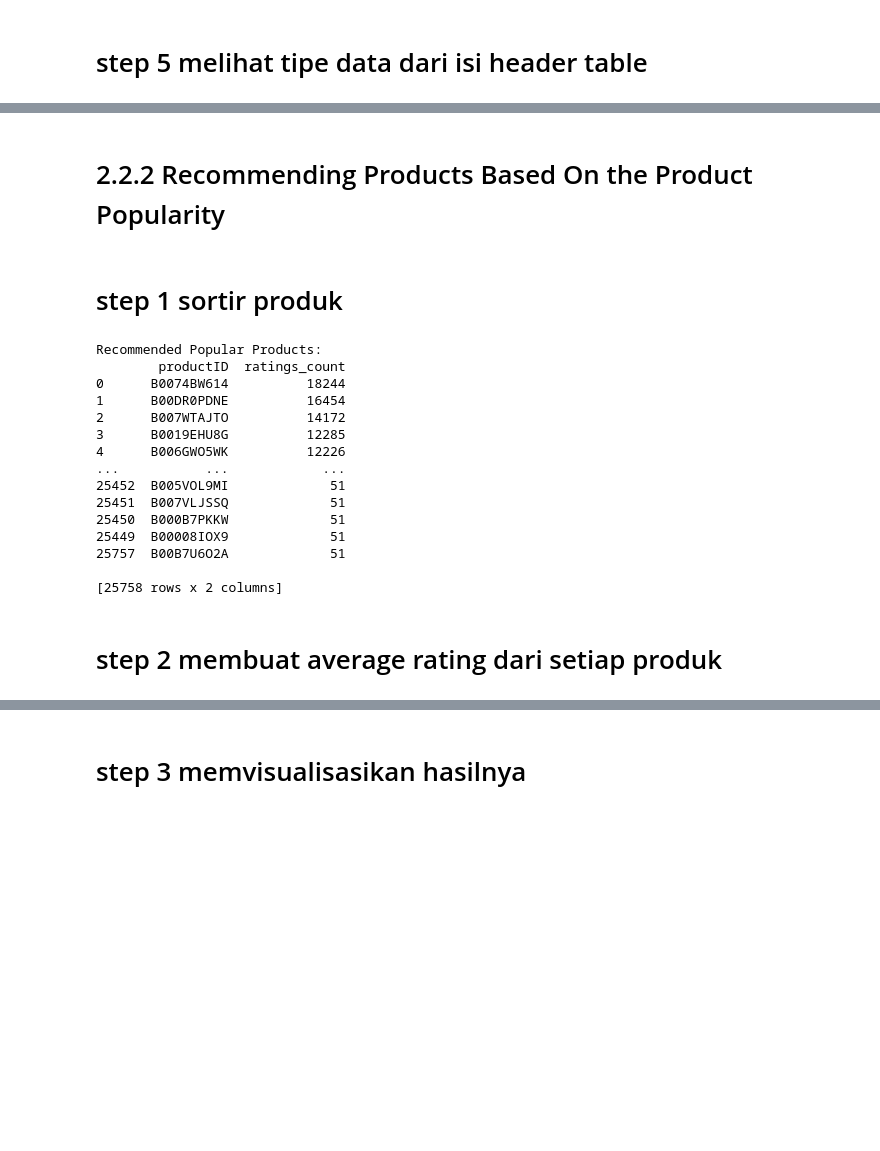
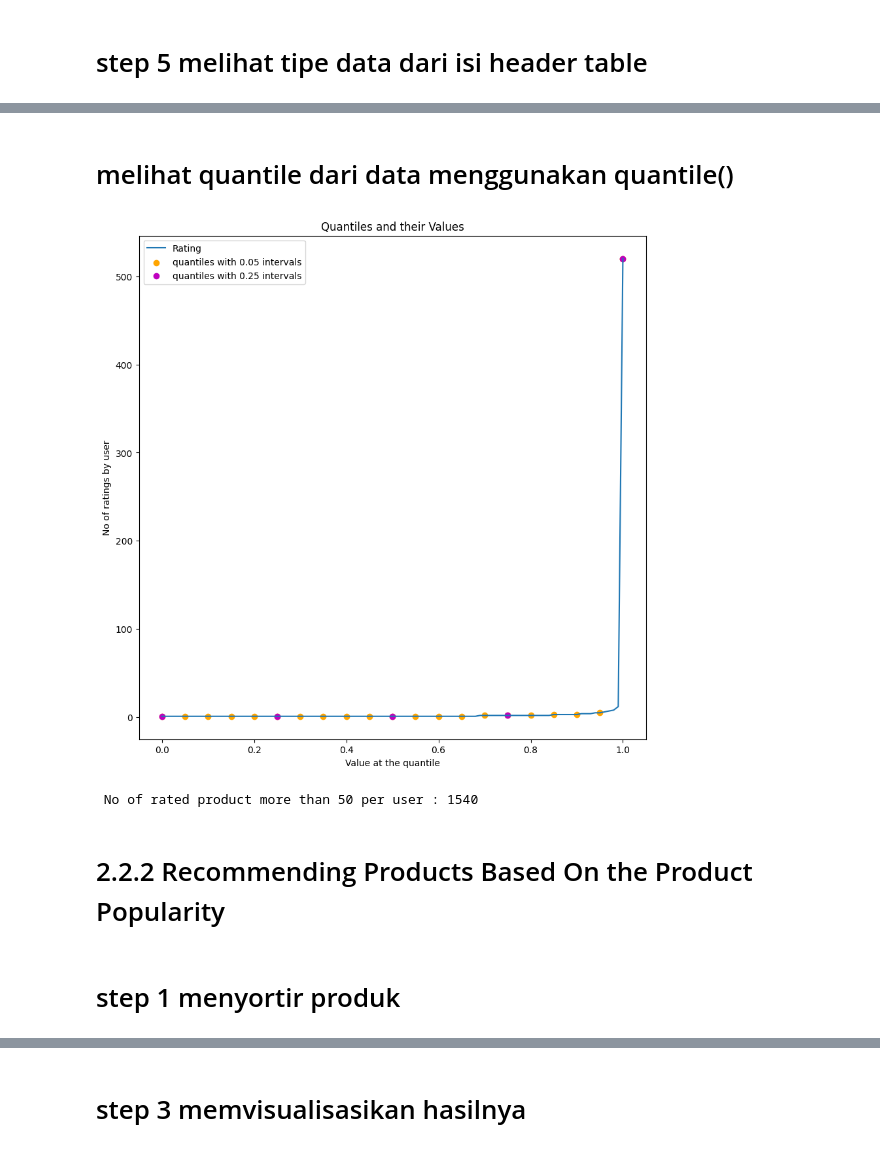
Before and after one commit to msaluck/lab-practice-ml-20232024-1, a Jupyter notebook: 2-H1A021066-MuhammadIlhamIsfadhillah/2-H1A021066-MuhammadIlhamIsfadhillah.ipynb, the cells around one changed output, grey strips where cells are left out. Saved outputs shown, nothing was run; the diff lists cells and outputs as text; code cells hidden in the pictures; blank space fills up the shorter version.

```diff
--- a/2-H1A021066-MuhammadIlhamIsfadhillah/2-H1A021066-MuhammadIlhamIsfadhillah.ipynb
+++ b/2-H1A021066-MuhammadIlhamIsfadhillah/2-H1A021066-MuhammadIlhamIsfadhillah.ipynb
@@ -10,6 +10,6 @@ import seaborn as sns
 # %% [markdown]
 # step 2 membaca dataset
 # %%
-data = pd.read_csv("ratings_Electronics.csv",header= None)
+electronics_data=pd.read_csv("ratings_Electronics.csv",names=['userId', 'productId','Rating','timestamp'])
 # %% [markdown]
 # step 3 membaca data 5 baris pertama
@@ -137,0 +122,3 @@ SEBELUM
+# %%
+electronics_data.drop(['timestamp'], axis=1,inplace=True)
+electronics_data.head()
@@ -176,0 +134,3 @@ QUANTILE 0.25 :  3.0
+# %%
+no_of_rated_products_per_user = electronics_data.groupby(by='userId')['Rating'].count().sort_values(ascending=False)
+no_of_rated_products_per_user.head()
@@ -177,41 +157,25 @@ QUANTILE 0.25 :  3.0
+# %% [markdown]
+# melihat quantile dari data menggunakan quantile()
+# %%
+quantiles = no_of_rated_products_per_user.quantile(np.arange(0,1.01,0.01), interpolation='higher')
+plt.figure(figsize=(10,10))
+plt.title("Quantiles and their Values")
+quantiles.plot()
+# quantiles with 0.05 difference
+plt.scatter(x=quantiles.index[::5], y=quantiles.values[::5], c='orange', label="quantiles with 0.05 intervals")
+# quantiles with 0.25 difference
+plt.scatter(x=quantiles.index[::25], y=quantiles.values[::25], c='m', label = "quantiles with 0.25 intervals")
+plt.ylabel('No of ratings by user')
+plt.xlabel('Value at the quantile')
+plt.legend(loc='best')
+plt.show()
+# %% [output]
+[figure, added]
+# %%
+print('\n No of rated product more than 50 per user : {}\n'.format(sum(no_of_rated_products_per_user >= 50)) )
+# %% [output]
+ No of rated product more than 50 per user : 1540
 # %% [markdown]
 # 2.2.2 Recommending Products Based On the Product Popularity
 # %% [markdown]
-# step 1 sortir produk
+# step 1 menyortir produk
-# %%
-
-
-# Assuming your dataset has columns 'productID' and 'Rating'
-
-
-product_ratings_count = data['productID'].value_counts().reset_index()
-product_ratings_count.columns = ['productID', 'ratings_count']
-
-
-threshold = 50
-popular_products = product_ratings_count[product_ratings_count['ratings_count'] > threshold]
-
-
-popular_products_sorted = popular_products.sort_values(by='ratings_count', ascending=False)
-
-
-print("Recommended Popular Products:")
-print(popular_products_sorted)
-# %% [output]
-Recommended Popular Products:
-        productID  ratings_count
-0      B0074BW614          18244
-1      B00DR0PDNE          16454
-2      B007WTAJTO          14172
-3      B0019EHU8G          12285
-4      B006GWO5WK          12226
-...           ...            ...
-25452  B005VOL9MI             51
-25451  B007VLJSSQ             51
-25450  B000B7PKKW             51
-25449  B00008IOX9             51
-25757  B00B7U6O2A             51
-
-[25758 rows x 2 columns]
-# %% [markdown]
-# step 2 membuat average rating dari setiap produk
```
Also changed, not shown: parts of 70 cells of this notebook.
